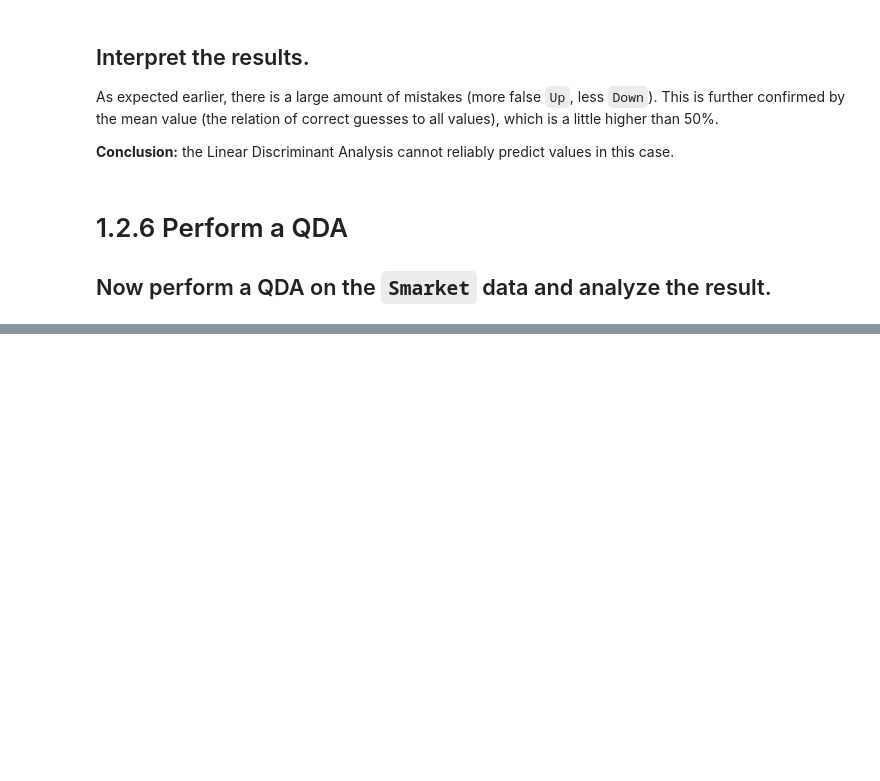
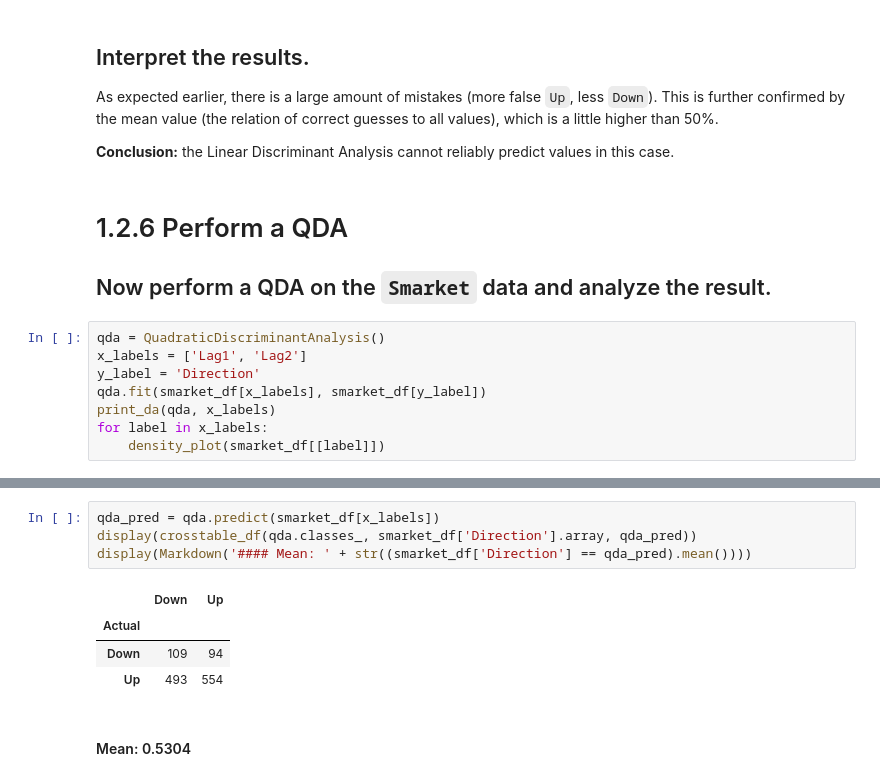
Before and after one commit to shevchenkobn/ml-practice, a Jupyter notebook: a4/a4.ipynb, the cells around one changed output, grey strips where cells are left out. Cells and saved outputs as stored; diff of their text form; blank space fills up the shorter version.

```diff
--- a/a4/a4.ipynb
+++ b/a4/a4.ipynb
@@ -431,3 +434,11 @@ As expected earlier, there is a large amount of mistakes (more false `Up`, less
 # %% [markdown]
 # 1.2.6 Perform a QDA
 ## Now perform a QDA on the `Smarket` data and analyze the result.
+# %%
+qda = QuadraticDiscriminantAnalysis()
+x_labels = ['Lag1', 'Lag2']
+y_label = 'Direction'
+qda.fit(smarket_df[x_labels], smarket_df[y_label])
+print_da(qda, x_labels)
+for label in x_labels:
+    density_plot(smarket_df[[label]])
@@ -433,0 +467,10 @@ As expected earlier, there is a large amount of mistakes (more false `Up`, less
+# %%
+qda_pred = qda.predict(smarket_df[x_labels])
+display(crosstable_df(qda.classes_, smarket_df['Direction'].array, qda_pred))
+display(Markdown('#### Mean: ' + str((smarket_df['Direction'] == qda_pred).mean())))
+# %% [output]
+|  | Down | Up |
+| Actual |  |  |
+| Down | 109 | 94 |
+| Up | 493 | 554 |
+#### Mean: 0.5304
```
Also changed, not shown: parts of 19 cells of this notebook, 3 other files.
